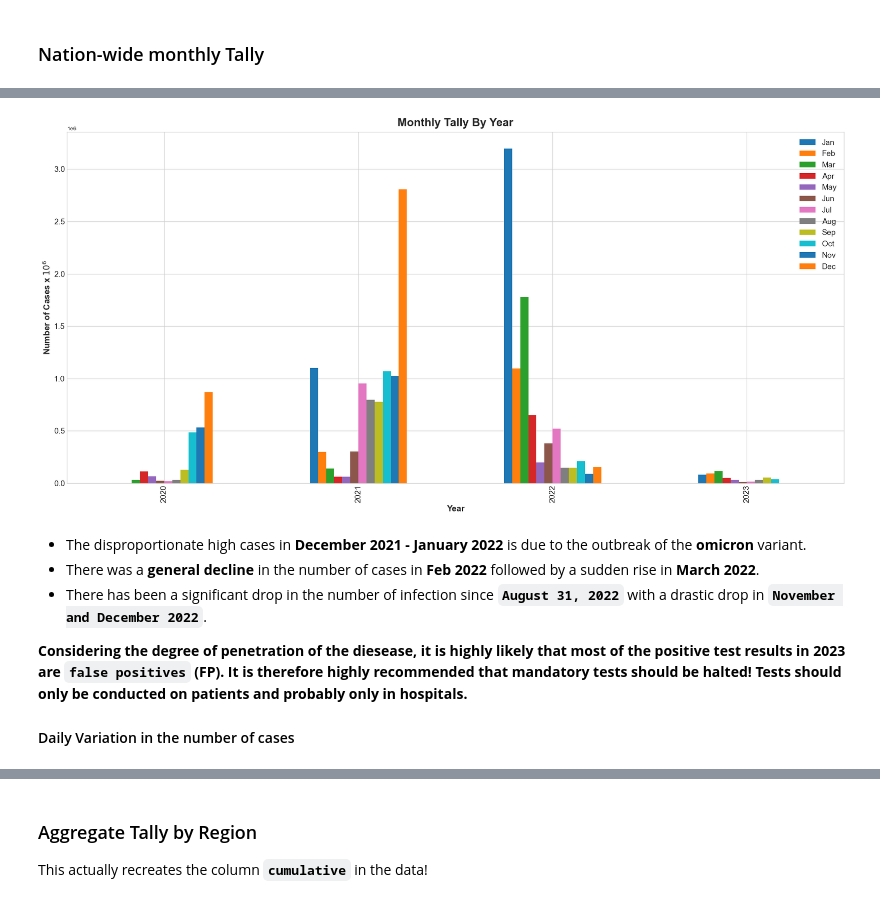
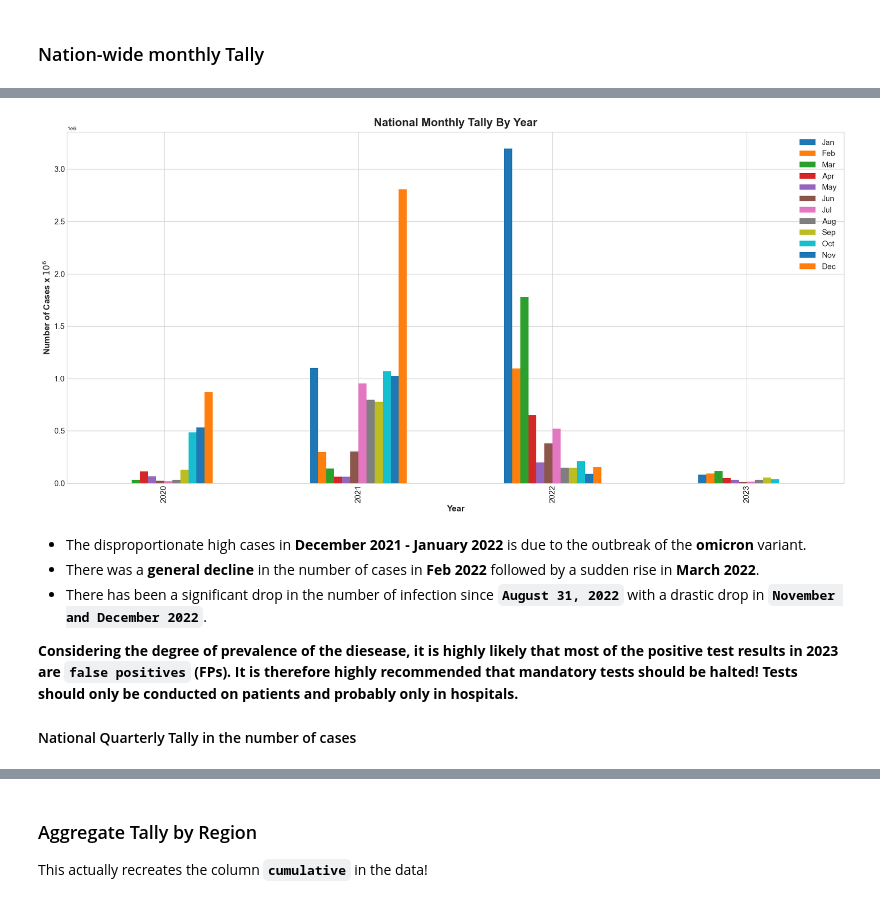
Before and after one commit to CyprianFusi/UK-Covid-19-Data-via-OpenData-API, a Jupyter notebook: uk_covid_dataset_over_api_time_series.ipynb, the cells around one changed output, grey strips where cells are left out. Saved outputs shown, nothing was run; the diff lists cells and outputs as text; code cells hidden in the pictures.

```diff
--- a/uk_covid_dataset_over_api_time_series.ipynb
+++ b/uk_covid_dataset_over_api_time_series.ipynb
@@ -112,11 +113,11 @@ plt.show()
 # %% [markdown]
 ### Nation-wide monthly Tally
 # %%
-regional_monthly = df.groupby(df.index.month).daily.resample('A', kind = 'period').sum().unstack().fillna(0).T
-regional_monthly.columns = ['Jan', 'Feb', 'Mar', 'Apr', 'May', 'Jun', 'Jul', 'Aug', 'Sep', 'Oct', 'Nov', 'Dec']
-regional_monthly.index.names = ['year']
-regional_monthly.columns.names = ['month']
-regional_monthly
+national_monthly = df.groupby(df.index.month).daily.resample('A', kind = 'period').sum().unstack().fillna(0).T
+national_monthly.columns = ['Jan', 'Feb', 'Mar', 'Apr', 'May', 'Jun', 'Jul', 'Aug', 'Sep', 'Oct', 'Nov', 'Dec']
+national_monthly.index.names = ['year']
+national_monthly.columns.names = ['month']
+national_monthly
 # %% [output]
 | month | Jan | Feb | Mar | Apr | May | Jun | Jul | Aug | Sep | Oct | Nov | ... |
 | year |  |  |  |  |  |  |  |  |  |  |  | ... |
@@ -125,19 +126,19 @@ regional_monthly
 | 2022 | 3194643.0 | 1097133.0 | 1774998.0 | 649752.0 | 198242.0 | 382530.0 | 522816.0 | 149220.0 | 147954.0 | 211390.0 | 91029.0 | ... |
 | 2023 | 81020.0 | 94344.0 | 116596.0 | 51215.0 | 31827.0 | 13012.0 | 14076.0 | 30814.0 | 53167.0 | 38756.0 | 0.0 | ... |
 # %%
-regional_monthly.plot(kind = 'bar', figsize = (20, 10), fontsize = 14)
-plt.title('Monthly Tally By Year', fontsize = 20)
+national_monthly.plot(kind = 'bar', figsize = (20, 10), fontsize = 14)
+plt.title('National Monthly Tally By Year', fontsize = 20)
 plt.legend(fontsize = 14)
 plt.ylabel('Number of Cases x $10^6$', fontsize = 15)
 plt.xlabel('Year', fontsize = 15)
 plt.show()
 # %% [output]
-[figure, old version]
+[figure, new version]
 # %% [markdown]
 * The disproportionate high cases in **December 2021 - January 2022** is due to the outbreak of the **omicron** variant.
 * There was a **general decline** in the number of cases in **Feb 2022** followed by a sudden rise in **March 2022**.
 * There has been a significant drop in the number of infection since **`August 31, 2022`** with a drastic drop in **`November and December 2022`**.
 
-**Considering the degree of penetration of the diesease, it is highly likely that most of the positive test results in 2023 are `false positives` (FP). It is therefore highly recommended that mandatory tests should be halted! Tests should only be conducted on patients and probably only in hospitals.**
+**Considering the degree of prevalence of the diesease, it is highly likely that most of the positive test results in 2023 are `false positives` (FPs). It is therefore highly recommended that mandatory tests should be halted! Tests should only be conducted on patients and probably only in hospitals.**
 
-#### Daily Variation in the number of cases
+#### National Quarterly Tally in the number of cases
```
Also changed, not shown: parts of 7 cells of this notebook, 1 other file.
